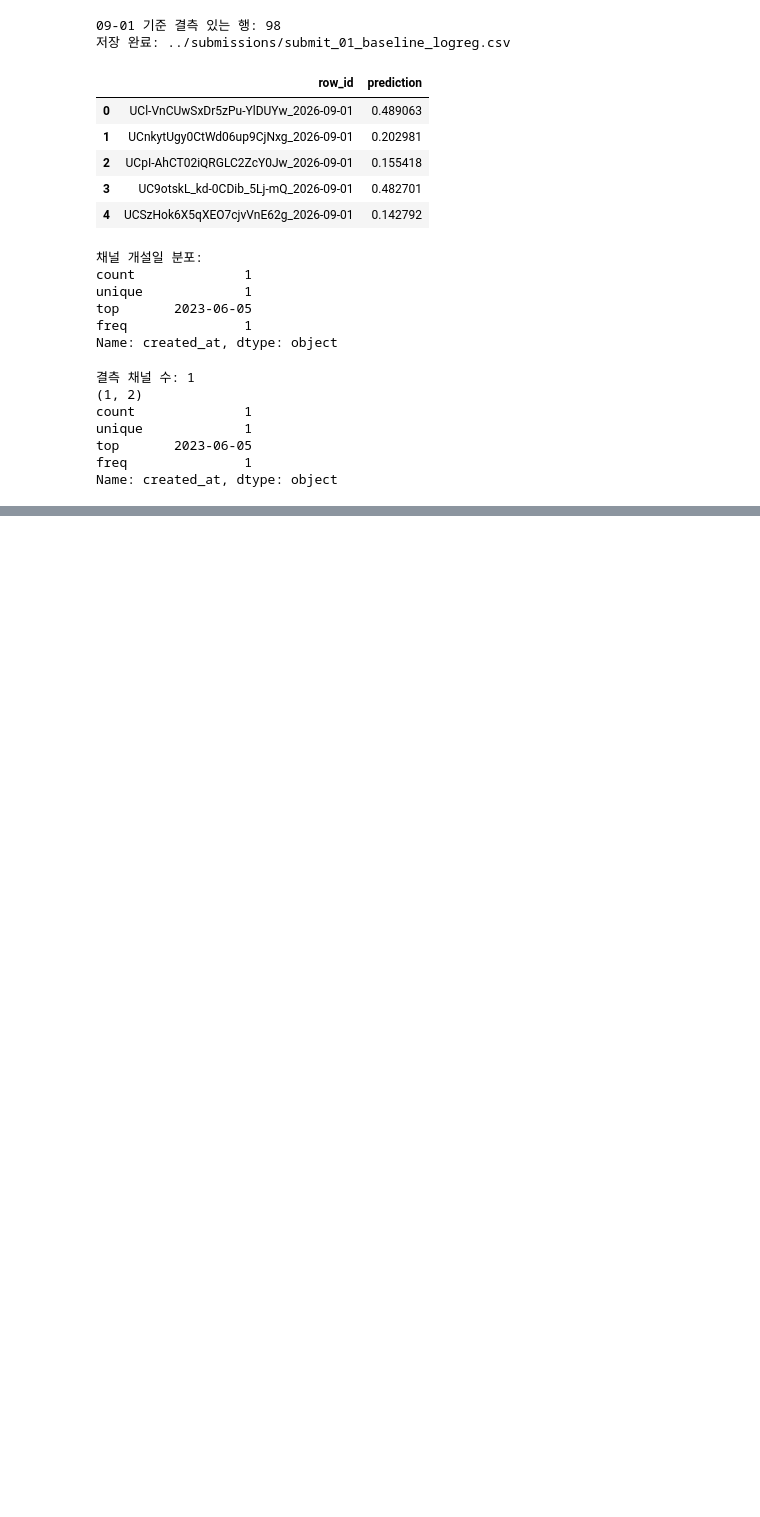
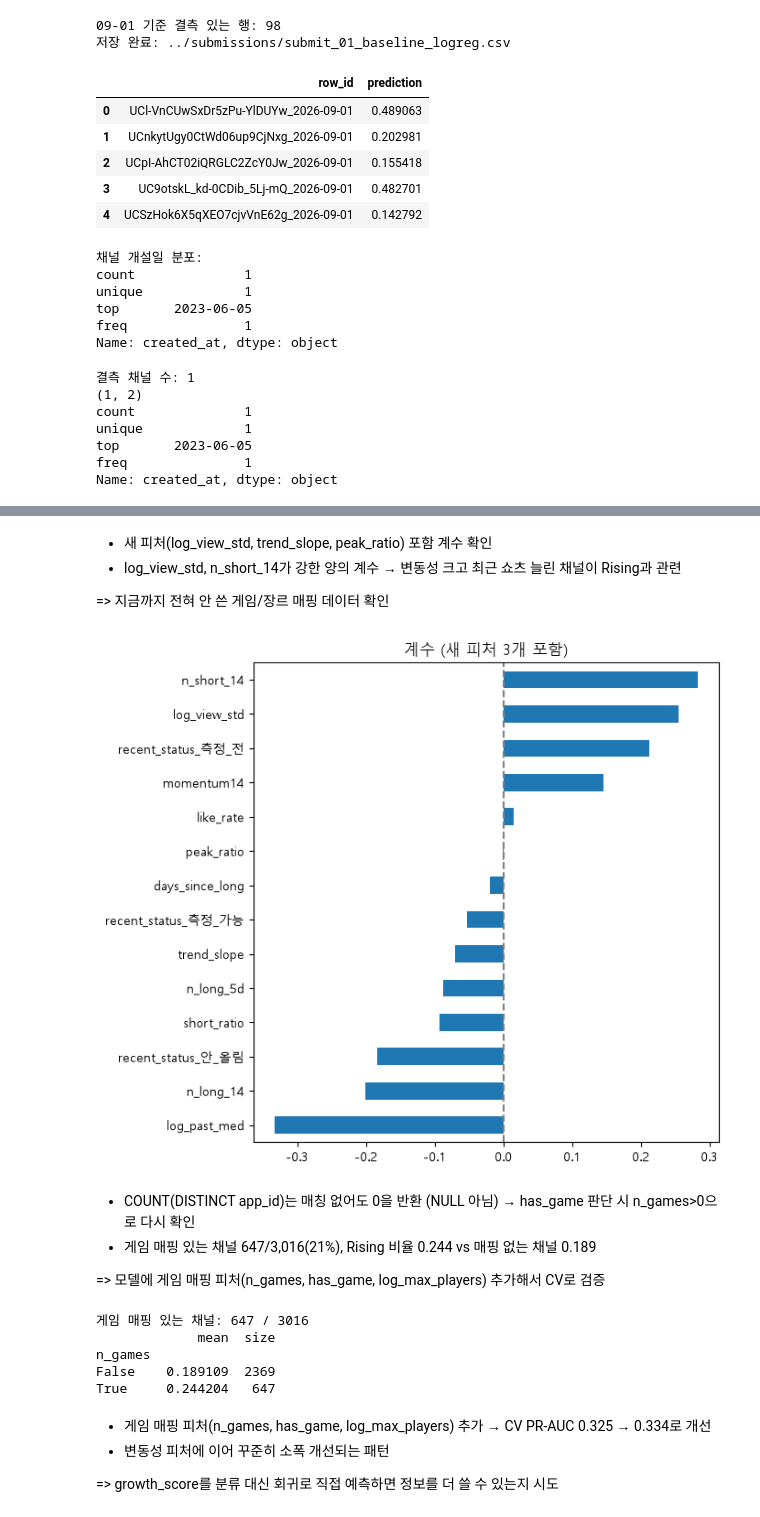
Before and after one commit to JuYeong1112/5th_Datathon, a Jupyter notebook: notebooks/03_baseline.ipynb, the cells around one changed output, grey strips where cells are left out. Cells and saved outputs as stored; diff of their text form; code cells hidden in the pictures; blank space fills up the shorter version.

```diff
--- a/notebooks/03_baseline.ipynb
+++ b/notebooks/03_baseline.ipynb
@@ -284,0 +672,30 @@ Name: created_at, dtype: object
+# %%
+def raw_growth_score(Dref, FUT=18):
+    """모델 없이, 라벨 계산식의 growth_score 자체를 점수로 사용"""
+    return con.sql(f"""
+        WITH agg AS (
+          SELECT channel_id,
+                 MEDIAN(view_5d) FILTER (WHERE published_at < TIMESTAMP '{Dref}')  AS past_score,
+                 COUNT(view_5d)  FILTER (WHERE published_at < TIMESTAMP '{Dref}' - INTERVAL {CUT_HOURS} HOUR) AS n_past,
+                 COALESCE(MEDIAN(view_5d) FILTER (
+                     WHERE published_at >= TIMESTAMP '{Dref}' - INTERVAL 14 DAY
+                       AND published_at <  TIMESTAMP '{Dref}' - INTERVAL {CUT_HOURS} HOUR), 0) AS recent_score
+          FROM video_5d_views
+          WHERE is_shorts = 0 AND view_5d IS NOT NULL
+          GROUP BY 1
+        )
+        SELECT channel_id,
+               LN(1 + recent_score) - LN(1 + past_score) AS raw_score   -- "최근14일 vs 과거" 버전 momentum
+        FROM agg WHERE n_past >= 3 AND past_score >= 100
+    """).df()
+
+# train_big2에 raw_score 붙여서 그 자체로 PR-AUC 확인 (모델 학습 없이)
+check = train_big2[['channel_id', 'ref_date', 'target']].copy()
+pieces = []
+for d in train_big2.ref_date.unique():
+    r = raw_growth_score(d)
+    pieces.append(check[check.ref_date == d].merge(r, on='channel_id', how='left'))
+check = pd.concat(pieces)
+check['raw_score'] = check['raw_score'].fillna(check['raw_score'].median())
+
+print('단순 규칙(raw_score) 자체의 PR-AUC:', round(average_precision_score(check.target, check.raw_score), 3))
@@ -284,0 +763,40 @@ Name: created_at, dtype: object
+# %% [markdown]
+- 새 피처(log_view_std, trend_slope, peak_ratio) 포함 계수 확인
+- log_view_std, n_short_14가 강한 양의 계수 → 변동성 크고 최근 쇼츠 늘린 채널이 Rising과 관련
+
+=> 지금까지 전혀 안 쓴 게임/장르 매핑 데이터 확인
+# %%
+feat_names3 = (NUM_COLS3 +
+               list(preprocess3.named_transformers_['cat']
+                    .named_steps['onehot'].get_feature_names_out(CAT_COLS)))
+
+m.fit(X_big3, y_big2)
+coef = pd.Series(m.coef_[0], index=feat_names3).sort_values()
+coef.plot(kind='barh', figsize=(7,6), title='계수 (새 피처 3개 포함)')
+plt.axvline(0, c='gray', ls='--')
+plt.tight_layout()
+plt.show()
+# %% [output]
+[figure, added]
+# %% [markdown]
+- COUNT(DISTINCT app_id)는 매칭 없어도 0을 반환 (NULL 아님) → has_game 판단 시 n_games>0으로 다시 확인
+- 게임 매핑 있는 채널 647/3,016(21%), Rising 비율 0.244 vs 매핑 없는 채널 0.189
+
+=> 모델에 게임 매핑 피처(n_games, has_game, log_max_players) 추가해서 CV로 검증
+# %%
+chk = train_big2[['channel_id','target']].merge(genre_feat, on='channel_id', how='left')
+
+has_game = chk.n_games > 0   # 매칭된 게임이 1개 이상인지로 다시 판단
+print('게임 매핑 있는 채널:', has_game.sum(), '/', len(chk))
+print(chk.groupby(has_game)['target'].agg(['mean', 'size']))
+# %% [output]
+게임 매핑 있는 채널: 647 / 3016
+             mean  size
+n_games
+False    0.189109  2369
+True     0.244204   647
+# %% [markdown]
+- 게임 매핑 피처(n_games, has_game, log_max_players) 추가 → CV PR-AUC 0.325 → 0.334로 개선
+- 변동성 피처에 이어 꾸준히 소폭 개선되는 패턴
+
+=> growth_score를 분류 대신 회귀로 직접 예측하면 정보를 더 쓸 수 있는지 시도
```
Also changed, not shown: parts of 34 cells of this notebook, 1 other file.
